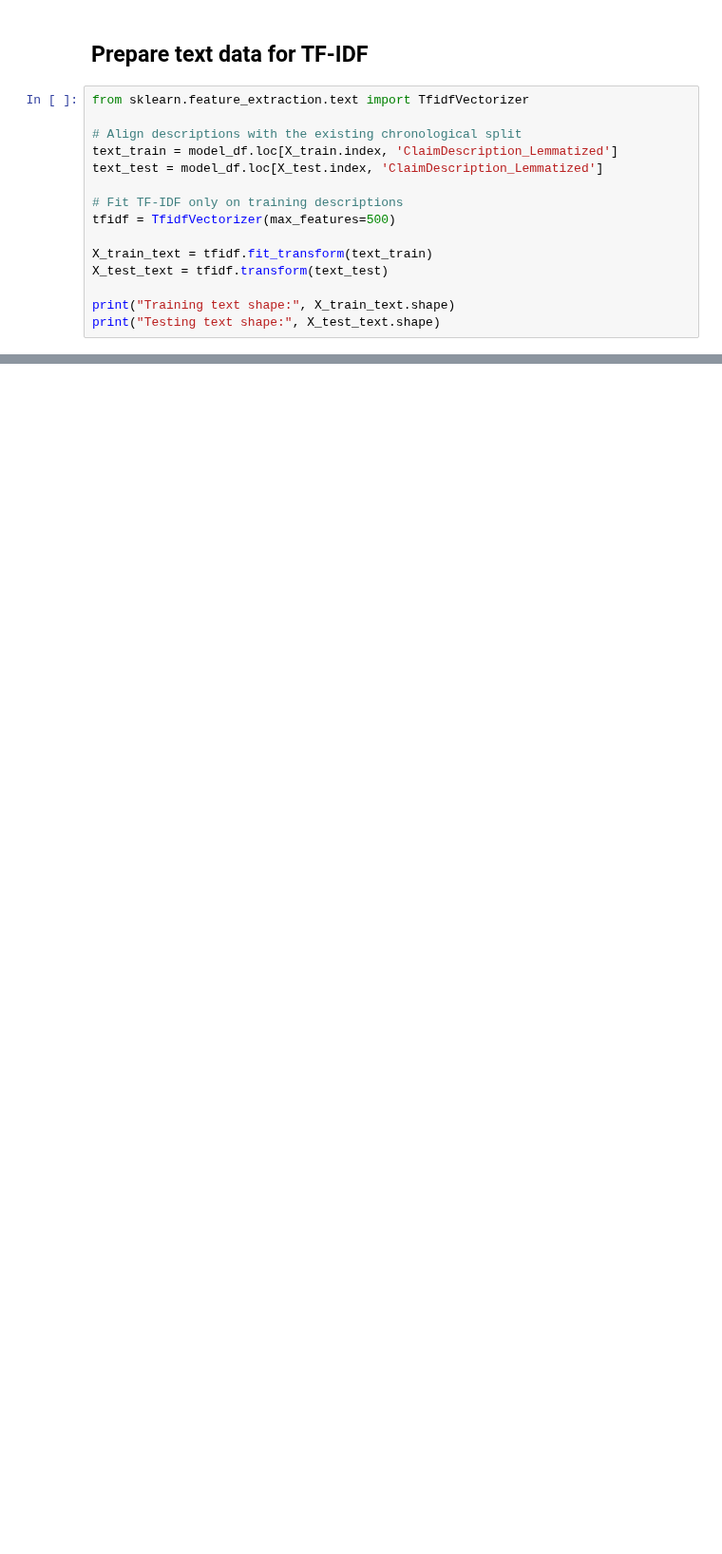
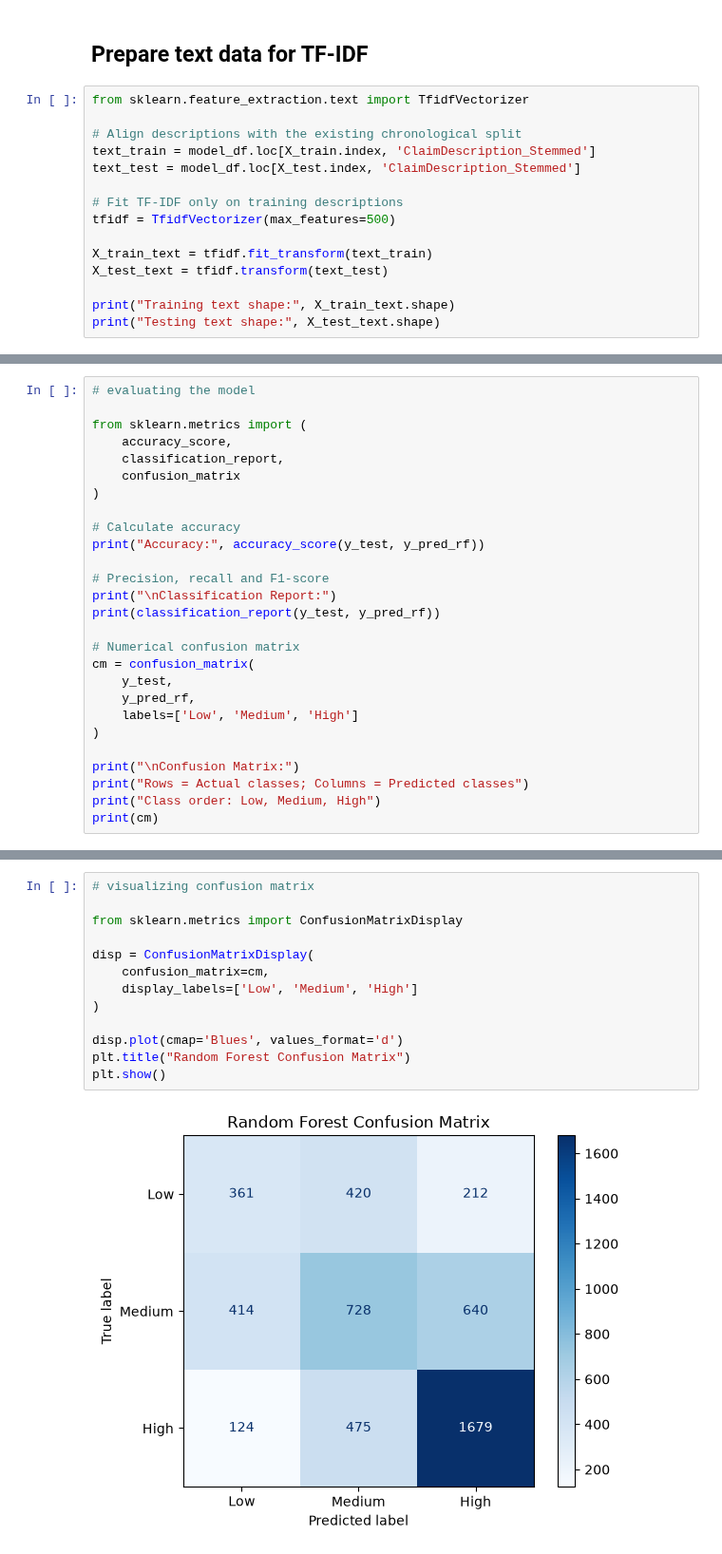
Before and after one commit to PerisN/Final_Capstone_Project, a Jupyter notebook: project.ipynb, the cells around one changed output, grey strips where cells are left out. Shown at 95% size. Saved outputs shown, nothing was run; the diff lists cells and outputs as text; blank space fills up the shorter version.

```diff
--- a/project.ipynb
+++ b/project.ipynb
@@ -1174,8 +1190,8 @@ First testing date: 2002-07-22 00:00:00
 from sklearn.feature_extraction.text import TfidfVectorizer
 
 # Align descriptions with the existing chronological split
-text_train = model_df.loc[X_train.index, 'ClaimDescription_Lemmatized']
-text_test = model_df.loc[X_test.index, 'ClaimDescription_Lemmatized']
+text_train = model_df.loc[X_train.index, 'ClaimDescription_Stemmed']
+text_test = model_df.loc[X_test.index, 'ClaimDescription_Stemmed']
 
 # Fit TF-IDF only on training descriptions
 tfidf = TfidfVectorizer(max_features=500)
@@ -1219,0 +1363,27 @@ Combined testing shape: (5053, 511)
+# %%
+# evaluating the model
+
+from sklearn.metrics import (
+    accuracy_score,
+    classification_report,
+    confusion_matrix
+)
+
+# Calculate accuracy
+print("Accuracy:", accuracy_score(y_test, y_pred_rf))
+
+# Precision, recall and F1-score
+print("\nClassification Report:")
+print(classification_report(y_test, y_pred_rf))
+
+# Numerical confusion matrix
+cm = confusion_matrix(
+    y_test,
+    y_pred_rf,
+    labels=['Low', 'Medium', 'High']
+)
+
+print("\nConfusion Matrix:")
+print("Rows = Actual classes; Columns = Predicted classes")
+print("Class order: Low, Medium, High")
+print(cm)
@@ -1219,0 +1423,15 @@ Combined testing shape: (5053, 511)
+# %%
+# visualizing confusion matrix
+
+from sklearn.metrics import ConfusionMatrixDisplay
+
+disp = ConfusionMatrixDisplay(
+    confusion_matrix=cm,
+    display_labels=['Low', 'Medium', 'High']
+)
+
+disp.plot(cmap='Blues', values_format='d')
+plt.title("Random Forest Confusion Matrix")
+plt.show()
+# %% [output]
+[figure, added]
```
Also changed, not shown: parts of 139 cells of this notebook, 2 other files.
